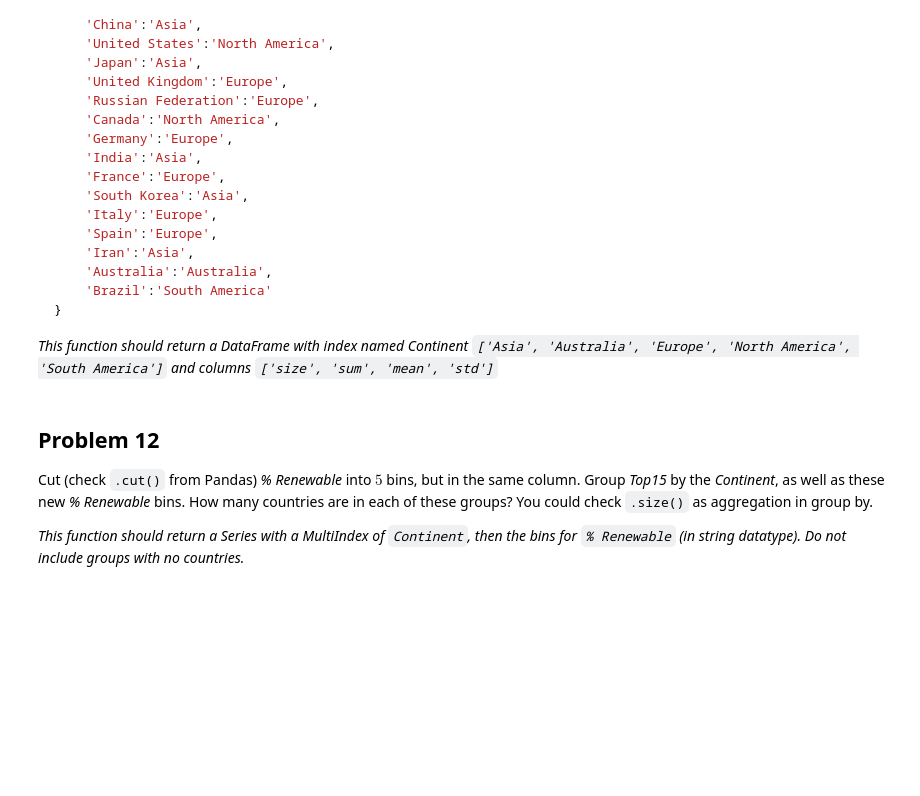
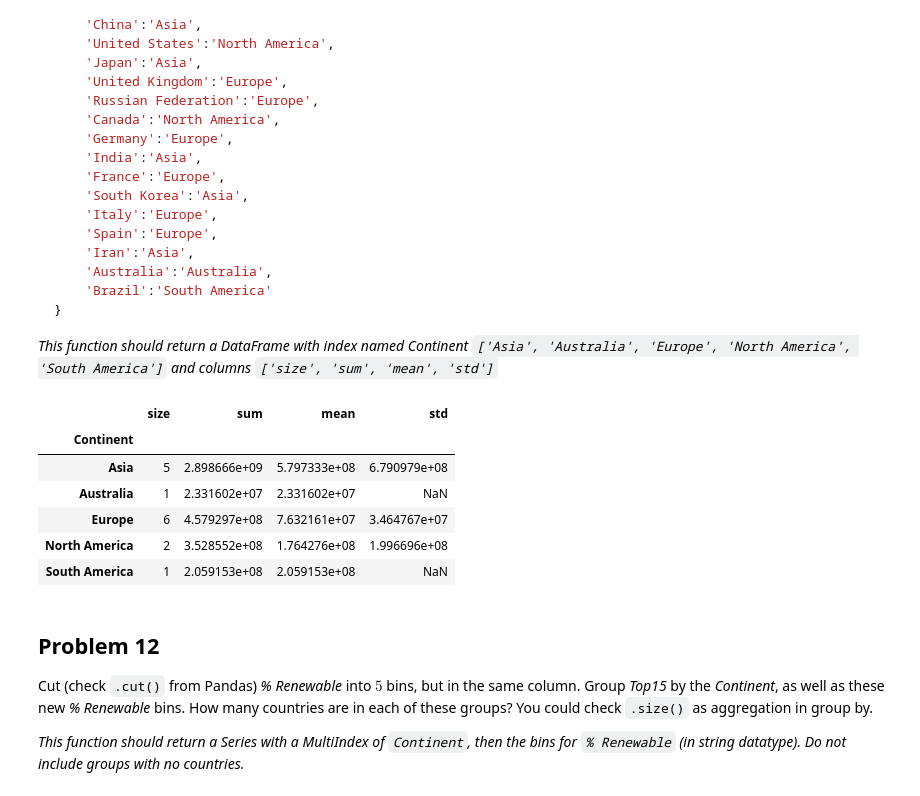
Before and after one commit to AndresRuiz14502/Taller-2-Ciencia-de-Datos, a Jupyter notebook: Workshop_2.ipynb, the cells around one changed output. Drawn from its saved outputs; the diff is of its cells as text; code cells hidden in the pictures; blank space fills up the shorter version.

````diff
--- a/Workshop_2.ipynb
+++ b/Workshop_2.ipynb
@@ -121,18 +121,18 @@ def get_GDP_df():
     # YOUR CODE HERE load data, remove header, adjust column names
     # YOUR CODE HERE transform Country column
     gdp_df['Country Names']=gdp_df['Country Names'].replace(country_changes)
-    gdp_df = gdp_df.drop(gdp_df.columns[1:50], axis=1)
+    #gdp_df = gdp_df.drop(gdp_df.columns[1:50], axis=1)
     gdp_df=gdp_df.set_index('Country Names')
 
-    gdp_df.head()
-    print(gdp_df.columns)
-    print(gdp_df['2015'].head())
+    #gdp_df.head()
+    #print(gdp_df.columns)
+    #print(gdp_df['2015'].head())
     return gdp_df
 
 def get_scimago_df():
     # YOUR CODE HERE load data
     scimago_df=pd.read_excel('assets\\scimagojr-3.xlsx')
-    scimago_df=scimago_df.iloc[:15]
+    #scimago_df=scimago_df.iloc[:15]
     scimago_df=scimago_df.rename(columns={'Country':'Country Names'})
     scimago_df=scimago_df.set_index('Country Names')
     return scimago_df
@@ -141,8 +141,11 @@ def answer_one():
     get_scimago=get_scimago_df()
     get_GDP=get_GDP_df()
     generate_energy=generate_energy_df()
+    Data_inner_df= get_scimago.join(get_GDP, how='inner').join(generate_energy, how='inner')
+    Data_inner_df=Data_inner_df.sort_values(by='Rank')
+    Data_inner_df=Data_inner_df.iloc[:15]
+    Data_inner_df=Data_inner_df.drop(Data_inner_df.columns[7:56], axis=1)
 
-    Data_inner_df= get_scimago.join(get_GDP, how='inner').join(generate_energy, how='inner')
     #raise NotImplementedError()
     return Data_inner_df
 
@@ -391,10 +470,42 @@ ContinentDict  = {
 ```
 
 _This function should return a DataFrame with index named Continent `['Asia', 'Australia', 'Europe', 'North America', 'South America']` and columns `['size', 'sum', 'mean', 'std']`_
-# %%
-def answer_eleven():
-    # YOUR CODE HERE
-    raise NotImplementedError()
+# %%
+def answer_eleven():
+    df=answer_one()
+    ContinentDict  = {
+    'China':'Asia',
+    'United States':'North America',
+    'Japan':'Asia',
+    'United Kingdom':'Europe',
+    'Russian Federation':'Europe',
+    'Canada':'North America',
+    'Germany':'Europe',
+    'India':'Asia',
+    'France':'Europe',
+    'South Korea':'Asia',
+    'Italy':'Europe',
+    'Spain':'Europe',
+    'Iran':'Asia',
+    'Australia':'Australia',
+    'Brazil':'South America'
+    }
+    #i love pandas documentation
+    df['Continent']=df.index.to_series().map(ContinentDict)
+    df['Population']= df['Energy Supply']/df['Energy Supply per Capita']
+
+    continent_agrupation= df.groupby('Continent')['Population'].agg(['size', 'sum', 'mean', 'std'])
+    return continent_agrupation
+
+answer_eleven()
+# %% [output]
+|  | size | sum | mean | std |
+| Continent |  |  |  |  |
+| Asia | 5 | 2.898666e+09 | 5.797333e+08 | 6.790979e+08 |
+| Australia | 1 | 2.331602e+07 | 2.331602e+07 | NaN |
+| Europe | 6 | 4.579297e+08 | 7.632161e+07 | 3.464767e+07 |
+| North America | 2 | 3.528552e+08 | 1.764276e+08 | 1.996696e+08 |
+| South America | 1 | 2.059153e+08 | 2.059153e+08 | NaN |
 # %%
 # example of test cases
 assert type(answer_eleven()) == pd.DataFrame, "Q11: You should return a DataFrame!"
````
Also changed, not shown: parts of 29 cells of this notebook.
